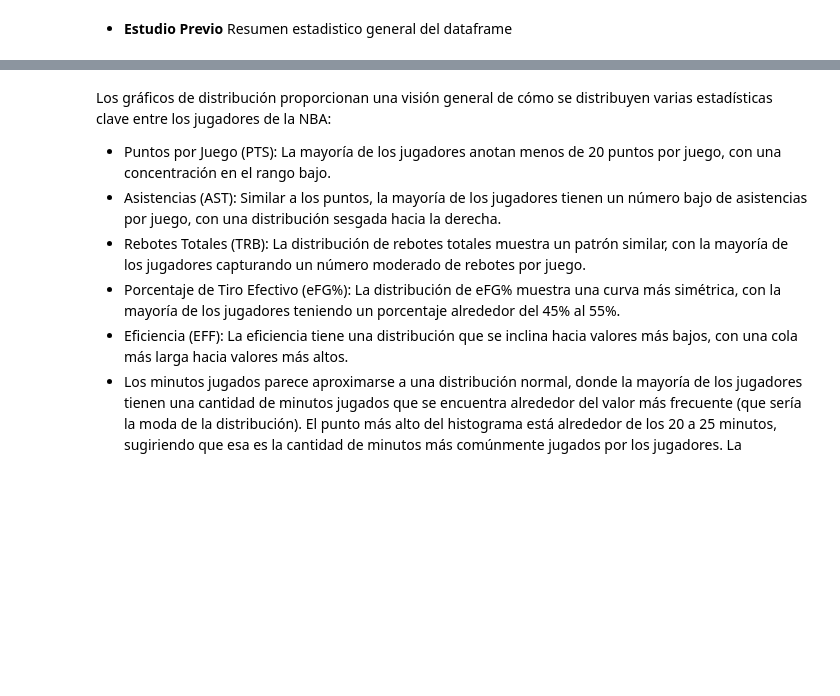
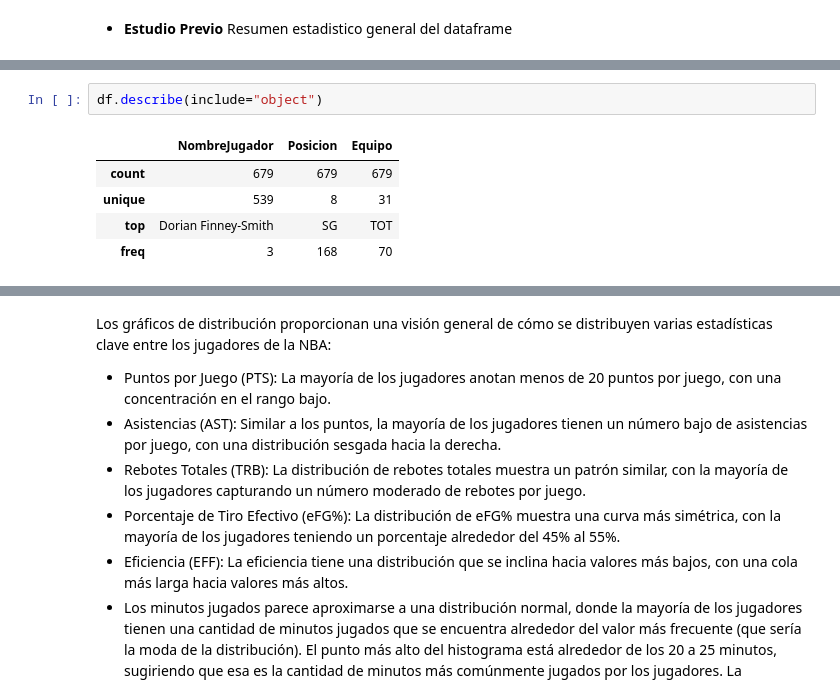
Before and after one commit to ItziCG/EDA_NBA, a Jupyter notebook: src/utils/EDA_NBA.ipynb, the cells around one changed output, grey strips where cells are left out. Drawn from its saved outputs; the diff is of its cells as text; blank space fills up the shorter version.

```diff
--- a/src/utils/NBA_EDA2.ipynb
+++ b/src/utils/EDA_NBA.ipynb
@@ -153,3 +240,11 @@ summary_statistics
+# %%
+df.describe(include="object")
+# %% [output]
+|  | NombreJugador | Posicion | Equipo |
+| count | 679 | 679 | 679 |
+| unique | 539 | 8 | 31 |
+| top | Dorian Finney-Smith | SG | TOT |
+| freq | 3 | 168 | 70 |
 # %%
 # Configuración de estilos para los gráficos
 sns.set(style="whitegrid")
```
Also changed, not shown: parts of 37 cells of this notebook, 4 other files.
